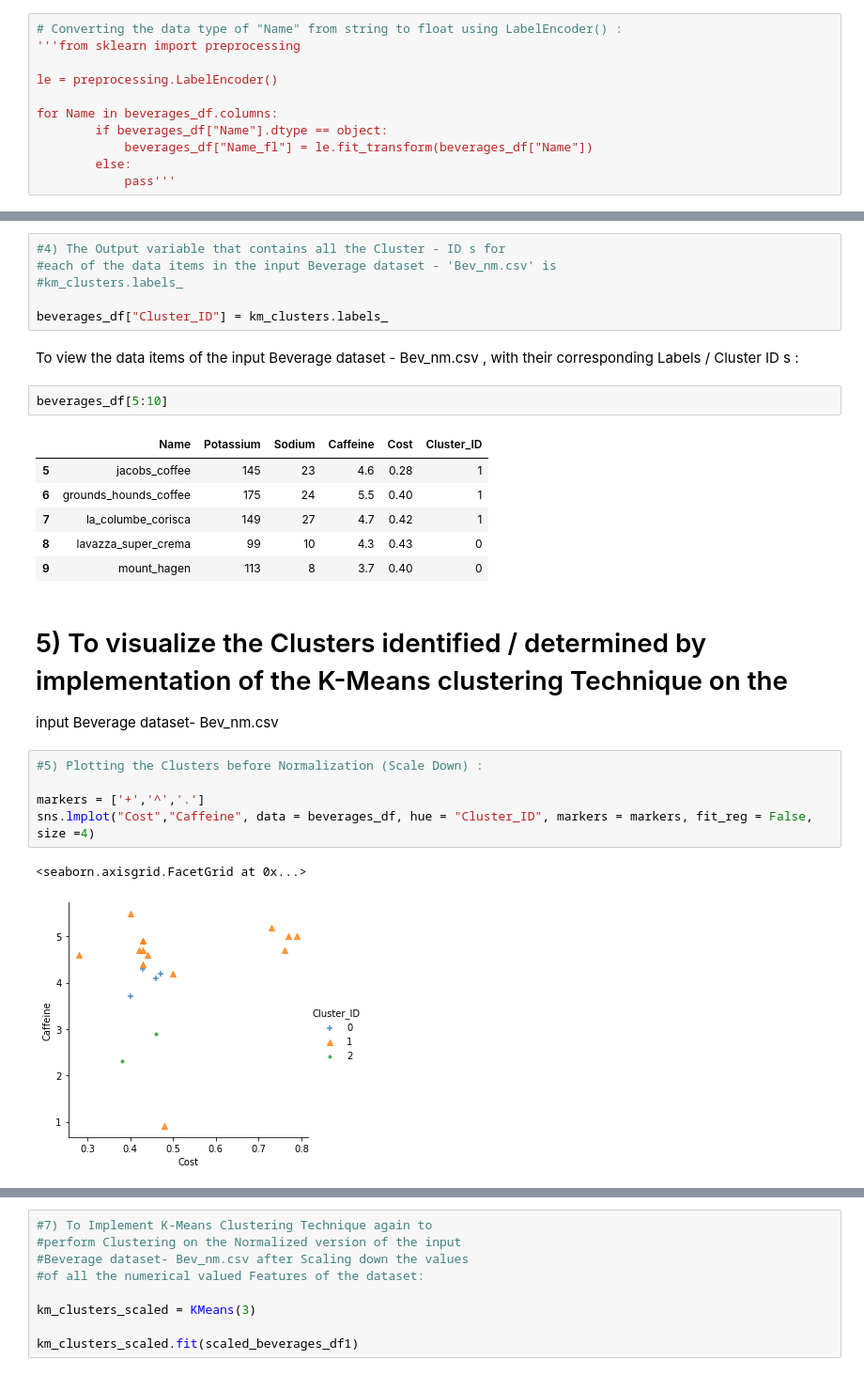
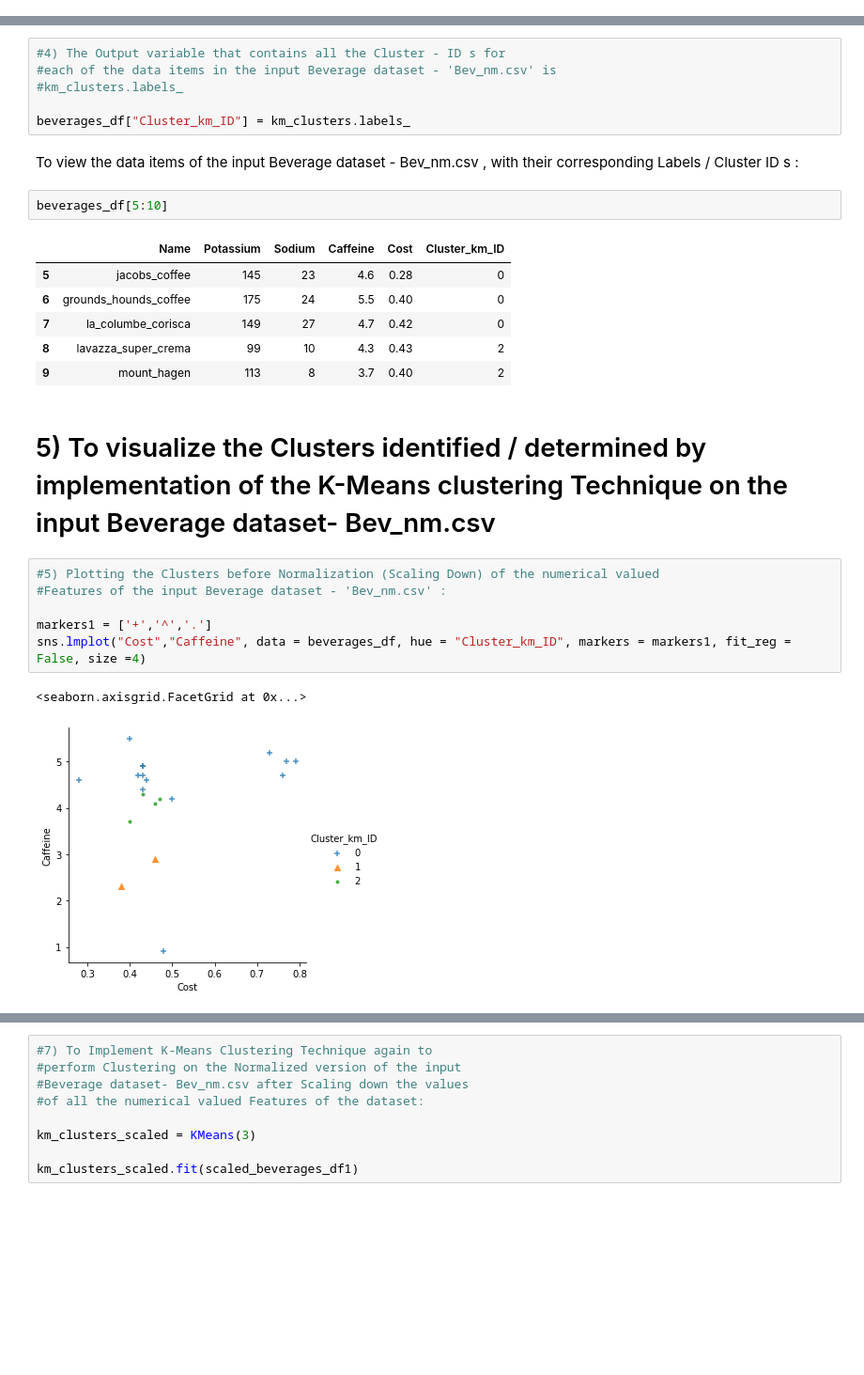
Before and after one commit to Niharika-20-MAI-01/Winter-2021-MLTechniques-LabCSE6024-Niharika-20MAI01, a Jupyter notebook: MLT-lab-CSE6024_20MAI0001_K Means Clustering and Agglomerative Clustering Implementataion_Lab-Assessment-2.ipynb, the cells around one changed output, grey strips where cells are left out. Shown at 94% size. Cells and saved outputs as stored; diff of their text form; blank space fills up the shorter version.

```diff
--- a/MLT-lab-CSE6024_20MAI0001_K Means Clustering and Agglomerative Clustering Implementataion_Lab-Assessment-2.ipynb
+++ b/MLT-lab-CSE6024_20MAI0001_K Means Clustering and Agglomerative Clustering Implementataion_Lab-Assessment-2.ipynb
@@ -173,14 +177,3 @@ beverages_df["Caffeine"].value_counts()
 5.2    1
 5.5    1
 Name: Caffeine, dtype: int64
-# %%
-# Converting the data type of "Name" from string to float using LabelEncoder() :
-'''from sklearn import preprocessing
-
-le = preprocessing.LabelEncoder()
-
-for Name in beverages_df.columns:
-        if beverages_df["Name"].dtype == object:
-            beverages_df["Name_fl"] = le.fit_transform(beverages_df["Name"])
-        else:
-            pass'''
@@ -223,29 +216,29 @@ KMeans(n_clusters=3)
 #each of the data items in the input Beverage dataset - 'Bev_nm.csv' is
 #km_clusters.labels_
 
-beverages_df["Cluster_ID"] = km_clusters.labels_
+beverages_df["Cluster_km_ID"] = km_clusters.labels_
 # %% [markdown]
 To view the data items of the input Beverage dataset - Bev_nm.csv , with their corresponding Labels / Cluster ID s  :
 # %%
 beverages_df[5:10]
 # %% [output]
-|  | Name | Potassium | Sodium | Caffeine | Cost | Cluster_ID |
-| 5 | jacobs_coffee | 145 | 23 | 4.6 | 0.28 | 1 |
-| 6 | grounds_hounds_coffee | 175 | 24 | 5.5 | 0.40 | 1 |
-| 7 | la_columbe_corisca | 149 | 27 | 4.7 | 0.42 | 1 |
-| 8 | lavazza_super_crema | 99 | 10 | 4.3 | 0.43 | 0 |
-| 9 | mount_hagen | 113 | 8 | 3.7 | 0.40 | 0 |
+|  | Name | Potassium | Sodium | Caffeine | Cost | Cluster_km_ID |
+| 5 | jacobs_coffee | 145 | 23 | 4.6 | 0.28 | 0 |
+| 6 | grounds_hounds_coffee | 175 | 24 | 5.5 | 0.40 | 0 |
+| 7 | la_columbe_corisca | 149 | 27 | 4.7 | 0.42 | 0 |
+| 8 | lavazza_super_crema | 99 | 10 | 4.3 | 0.43 | 2 |
+| 9 | mount_hagen | 113 | 8 | 3.7 | 0.40 | 2 |
 # %% [markdown]
-# 5) To visualize the Clusters identified / determined by implementation of the K-Means clustering Technique on the
-input Beverage dataset- Bev_nm.csv
+# 5) To visualize the Clusters identified / determined by implementation of the K-Means clustering Technique on the input Beverage dataset- Bev_nm.csv
 # %%
-#5) Plotting the Clusters before Normalization (Scale Down) :
+#5) Plotting the Clusters before Normalization (Scaling Down) of the numerical valued
+#Features of the input Beverage dataset - 'Bev_nm.csv' :
 
-markers = ['+','^','.']
-sns.lmplot("Cost","Caffeine", data = beverages_df, hue = "Cluster_ID", markers = markers, fit_reg = False, size =4)
+markers1 = ['+','^','.']
+sns.lmplot("Cost","Caffeine", data = beverages_df, hue = "Cluster_km_ID", markers = markers1, fit_reg = False, size =4)
 # %% [output]
 <seaborn.axisgrid.FacetGrid at 0x...>
-[figure, old version]
+[figure, new version]
 # %% [markdown]
 6) To implement Normalization on the input Beverage dataset- Bev_nm.csv using Scaler transformation inorder to prevent
 
```
Also changed, not shown: parts of 55 cells of this notebook.
